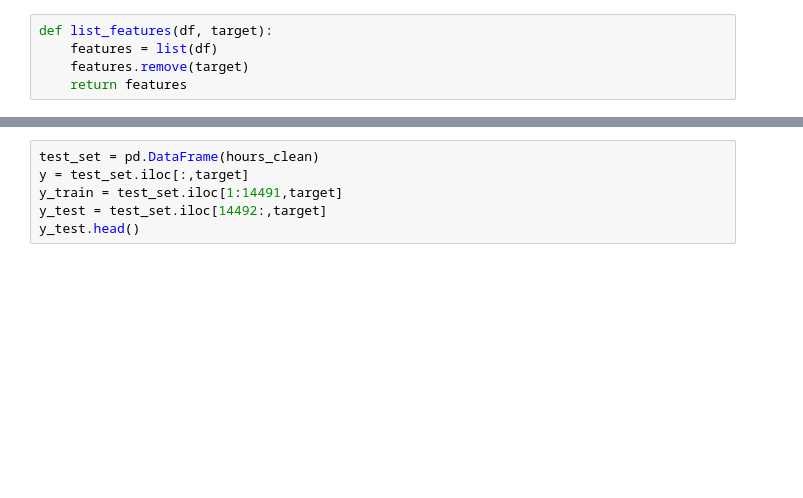
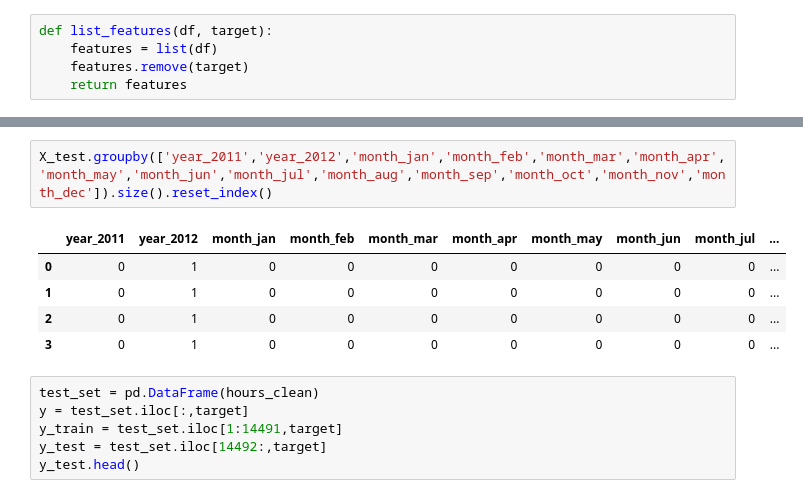
Before and after one commit to stsentemeidis/Bike_Sharing_Washington, a Jupyter notebook: MASTER.ipynb, the cells around one changed output, grey strips where cells are left out. Cells and saved outputs as stored; diff of their text form; blank space fills up the shorter version.

```diff
--- a/MASTER.ipynb
+++ b/MASTER.ipynb
@@ -1082,3 +1104,11 @@ TypeError: unhashable type: 'slice'
+# %%
+X_test.groupby(['year_2011','year_2012','month_jan','month_feb','month_mar','month_apr','month_may','month_jun','month_jul','month_aug','month_sep','month_oct','month_nov','month_dec']).size().reset_index()
+# %% [output]
+|  | year_2011 | year_2012 | month_jan | month_feb | month_mar | month_apr | month_may | month_jun | month_jul | ... |
+| 0 | 0 | 1 | 0 | 0 | 0 | 0 | 0 | 0 | 0 | ... |
+| 1 | 0 | 1 | 0 | 0 | 0 | 0 | 0 | 0 | 0 | ... |
+| 2 | 0 | 1 | 0 | 0 | 0 | 0 | 0 | 0 | 0 | ... |
+| 3 | 0 | 1 | 0 | 0 | 0 | 0 | 0 | 0 | 0 | ... |
 # %%
 test_set = pd.DataFrame(hours_clean)
 y = test_set.iloc[:,target]
```
Also changed, not shown: parts of 13 cells of this notebook.
